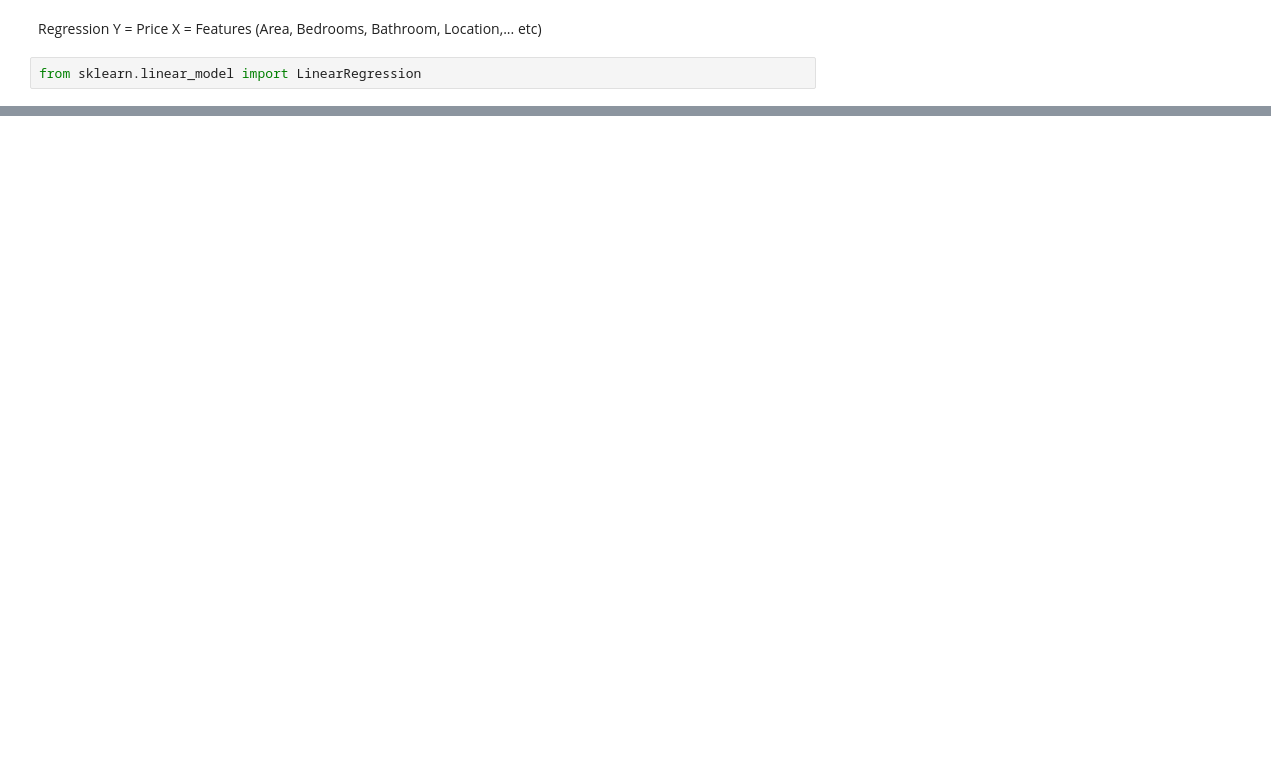
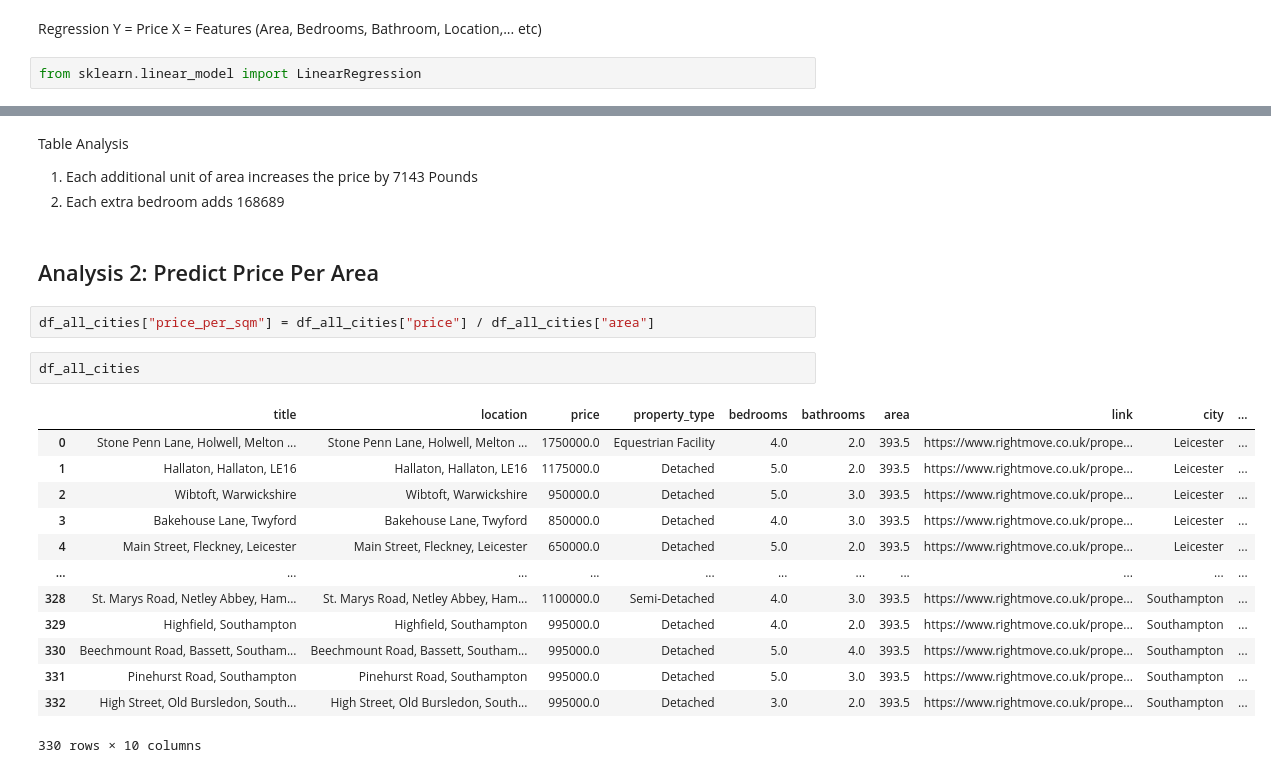
Before and after one commit to chetan-shah-AI/real-estate-price-analyzer, a Jupyter notebook: regression_analysis.ipynb, the cells around one changed output, grey strips where cells are left out. Saved outputs shown, nothing was run; the diff lists cells and outputs as text; blank space fills up the shorter version.

Commit message:
added Regression and some extra features

```diff
--- a/regression_analysis.ipynb
+++ b/regression_analysis.ipynb
@@ -65,0 +255,24 @@ X
+# %% [markdown]
+Table Analysis
+1. Each additional unit of area increases the price by 7143 Pounds
+2. Each extra bedroom adds 168689
+# %% [markdown]
+## Analysis 2: Predict Price Per Area
+# %%
+df_all_cities["price_per_sqm"] = df_all_cities["price"] / df_all_cities["area"]
+# %%
+df_all_cities
+# %% [output]
+|  | title | location | price | property_type | bedrooms | bathrooms | area | link | city | ... |
+| 0 | Stone Penn Lane, Holwell, Melton ... | Stone Penn Lane, Holwell, Melton ... | 1750000.0 | Equestrian Facility | 4.0 | 2.0 | 393.5 | https://www.rightmove.co.uk/prope... | Leicester | ... |
+| 1 | Hallaton, Hallaton, LE16 | Hallaton, Hallaton, LE16 | 1175000.0 | Detached | 5.0 | 2.0 | 393.5 | https://www.rightmove.co.uk/prope... | Leicester | ... |
+| 2 | Wibtoft, Warwickshire | Wibtoft, Warwickshire | 950000.0 | Detached | 5.0 | 3.0 | 393.5 | https://www.rightmove.co.uk/prope... | Leicester | ... |
+| 3 | Bakehouse Lane, Twyford | Bakehouse Lane, Twyford | 850000.0 | Detached | 4.0 | 3.0 | 393.5 | https://www.rightmove.co.uk/prope... | Leicester | ... |
+| 4 | Main Street, Fleckney, Leicester | Main Street, Fleckney, Leicester | 650000.0 | Detached | 5.0 | 2.0 | 393.5 | https://www.rightmove.co.uk/prope... | Leicester | ... |
+| ... | ... | ... | ... | ... | ... | ... | ... | ... | ... | ... |
+| 328 | St. Marys Road, Netley Abbey, Ham... | St. Marys Road, Netley Abbey, Ham... | 1100000.0 | Semi-Detached | 4.0 | 3.0 | 393.5 | https://www.rightmove.co.uk/prope... | Southampton | ... |
+| 329 | Highfield, Southampton | Highfield, Southampton | 995000.0 | Detached | 4.0 | 2.0 | 393.5 | https://www.rightmove.co.uk/prope... | Southampton | ... |
+| 330 | Beechmount Road, Bassett, Southam... | Beechmount Road, Bassett, Southam... | 995000.0 | Detached | 5.0 | 4.0 | 393.5 | https://www.rightmove.co.uk/prope... | Southampton | ... |
+| 331 | Pinehurst Road, Southampton | Pinehurst Road, Southampton | 995000.0 | Detached | 5.0 | 3.0 | 393.5 | https://www.rightmove.co.uk/prope... | Southampton | ... |
+| 332 | High Street, Old Bursledon, South... | High Street, Old Bursledon, South... | 995000.0 | Detached | 3.0 | 2.0 | 393.5 | https://www.rightmove.co.uk/prope... | Southampton | ... |
+330 rows × 10 columns
```
Also changed, not shown: parts of 25 cells of this notebook, 4 other files.
